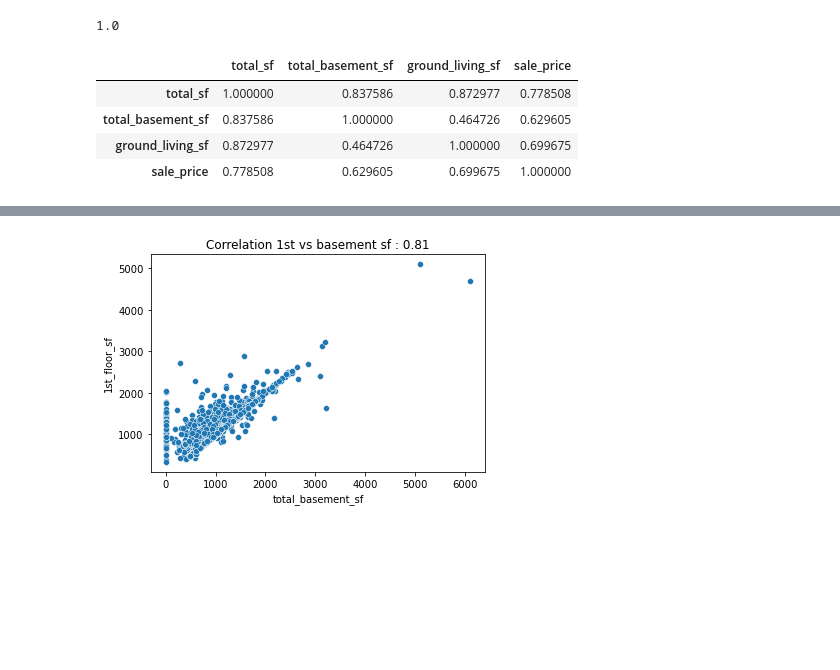
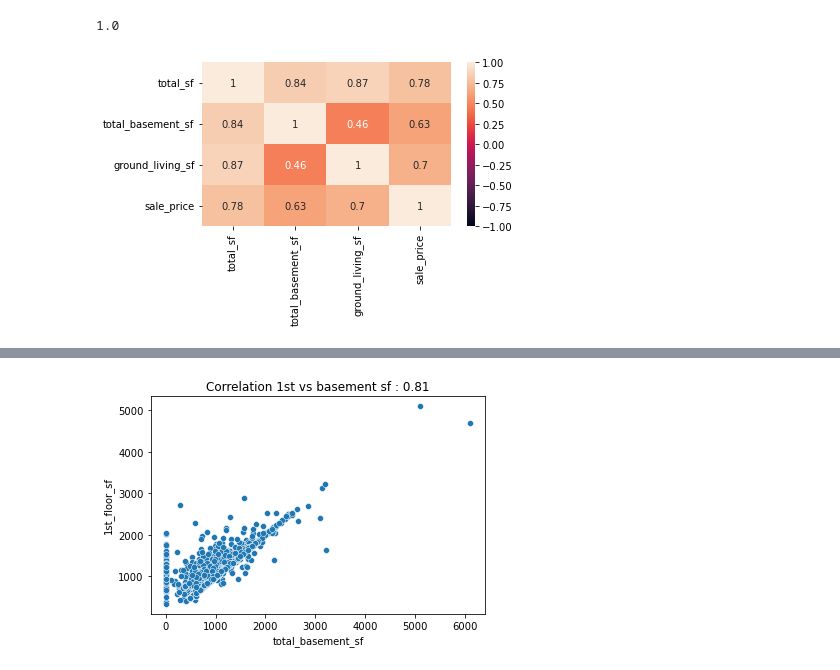
Before and after one commit to krisgch/dsi_project_ames, a Jupyter notebook: code/02_preprocessing_feature_engineering.ipynb, the cells around one changed output, grey strips where cells are left out. Saved outputs shown, nothing was run; the diff lists cells and outputs as text; code cells hidden in the pictures; blank space fills up the shorter version.

```diff
--- a/code/02_preprocessing_feature_engineering.ipynb
+++ b/code/02_preprocessing_feature_engineering.ipynb
@@ -175,11 +177,14 @@ cols_to_drop.extend(['basement_fin_sf_1','basement_fin_sf_2','basement_unf_sf'])
 # create total sf column from combining sf in basement and ground living area
 df['total_sf'] = df['total_basement_sf'] + df['ground_living_sf']
 # %%
-df[['total_sf','total_basement_sf','ground_living_sf','sale_price']].corr()
+sns.heatmap(df[['total_sf','total_basement_sf','ground_living_sf','sale_price']].corr(),
+            annot=True,
+            vmin=-1,
+            vmax=+1
+           );
+plt.tight_layout()
+plt.savefig('../figure/combined_corr.png', format='png', dpi=720)
+
 # seems to correlate better with sale_price
 # %% [output]
-|  | total_sf | total_basement_sf | ground_living_sf | sale_price |
-| total_sf | 1.000000 | 0.837586 | 0.872977 | 0.778508 |
-| total_basement_sf | 0.837586 | 1.000000 | 0.464726 | 0.629605 |
-| ground_living_sf | 0.872977 | 0.464726 | 1.000000 | 0.699675 |
-| sale_price | 0.778508 | 0.629605 | 0.699675 | 1.000000 |
+[figure, added]
```
Also changed, not shown: parts of 15 cells of this notebook, 13 other files.
